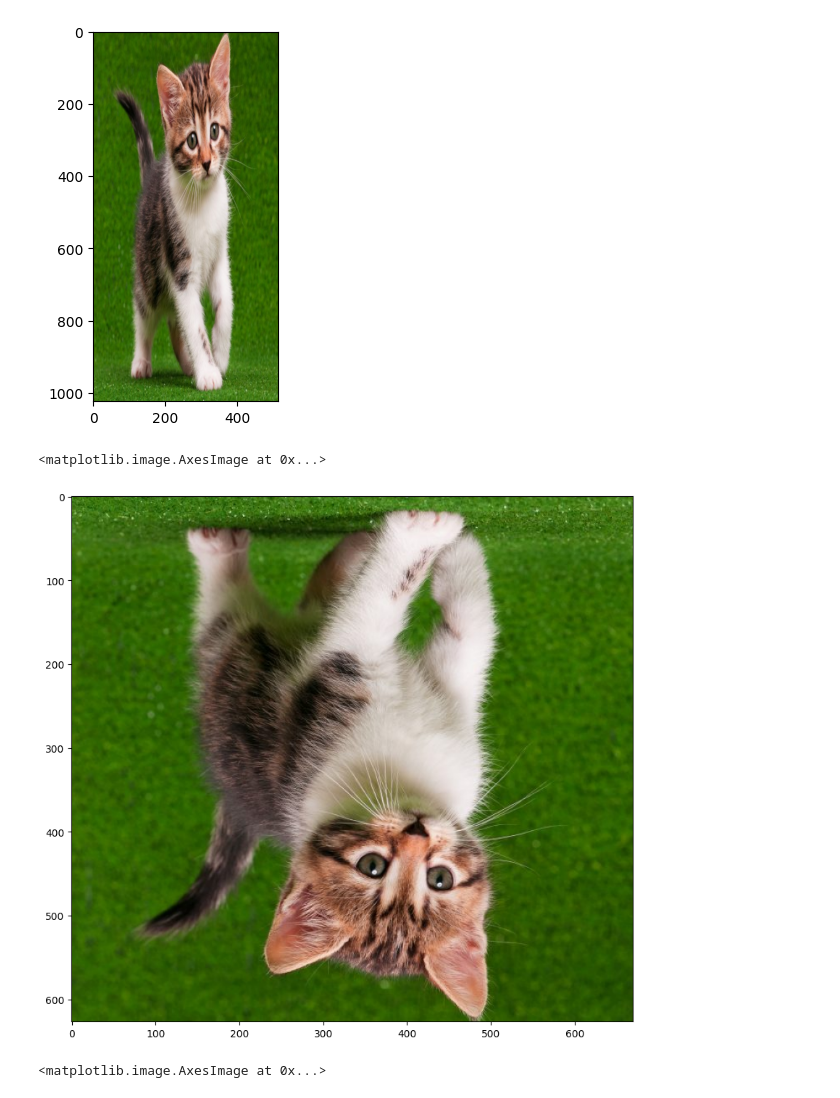
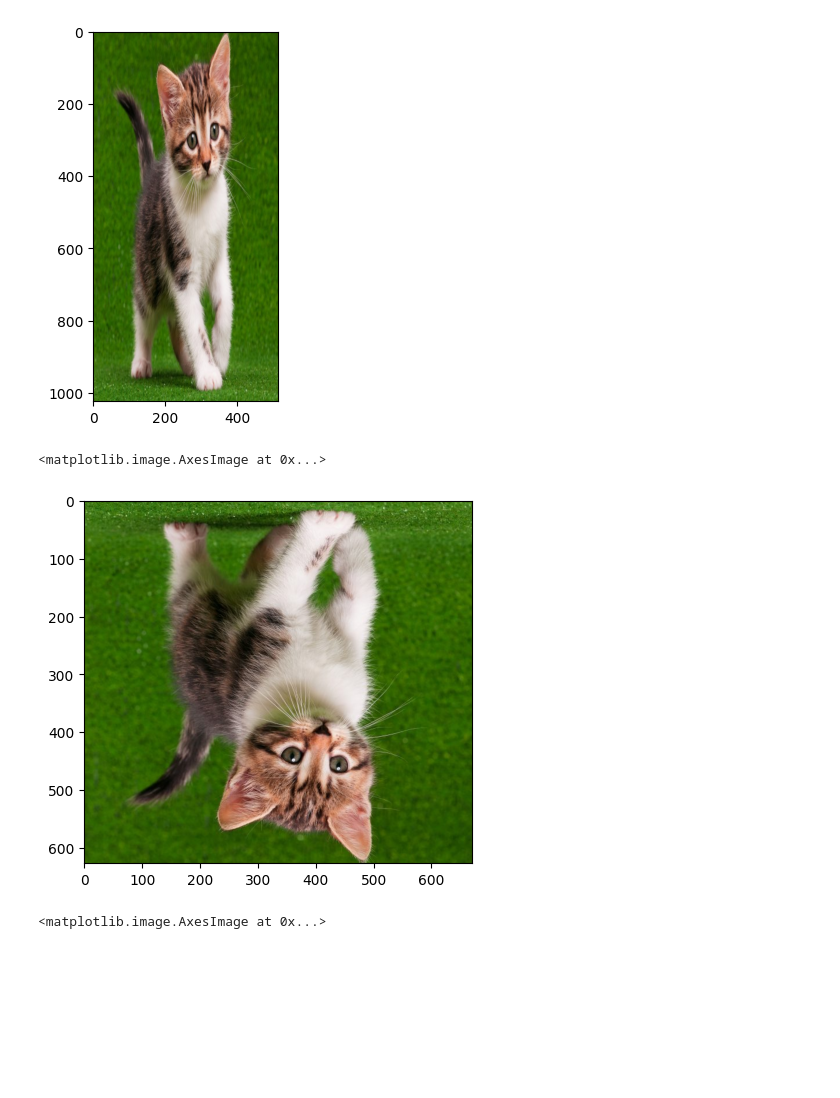
Before and after one commit to putriayualc/PCVK_Ganjil_2024, a Jupyter notebook: Week2.ipynb, the cells around one changed output. Cells and saved outputs as stored; diff of their text form; code cells hidden in the pictures; blank space fills up the shorter version.

```diff
--- a/Week2.ipynb
+++ b/Week2.ipynb
@@ -50,16 +50,16 @@ plt.imshow(img4)
 # %%
 img5 = cv.flip(cv.cvtColor(img, cv.COLOR_BGR2RGB), 0)
 
 #simpan File image
 #cv.imwrite('/content/drive/MyDrive/PCVK/img')
 
 #tampilkan plot dengan ukuran canvas yang lebih besar
-fig = plt.figure(figsize=(10,10)) #ubah-ubah ukuran(10,10) sesuai kebutuhan
+fig = plt.figure(figsize=(5,5)) #ubah-ubah ukuran(10,10) sesuai kebutuhan
 ax = fig.add_subplot(111)
 ax.imshow(img5)
 # %% [output]
 <matplotlib.image.AxesImage at 0x...>
-[figure, old version]
+[figure, new version]
 # %%
 black_img = np.zeros(shape=(512,512,3),dtype=np.int16)
 plt.imshow(black_img)
```
Also changed, not shown: parts of 2 cells of this notebook.
